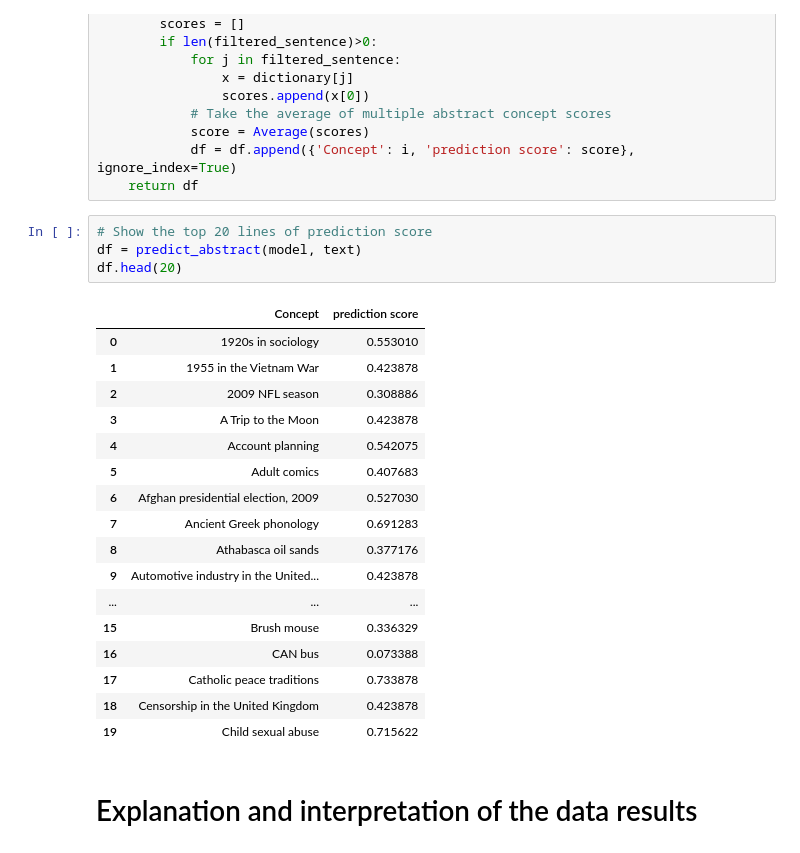
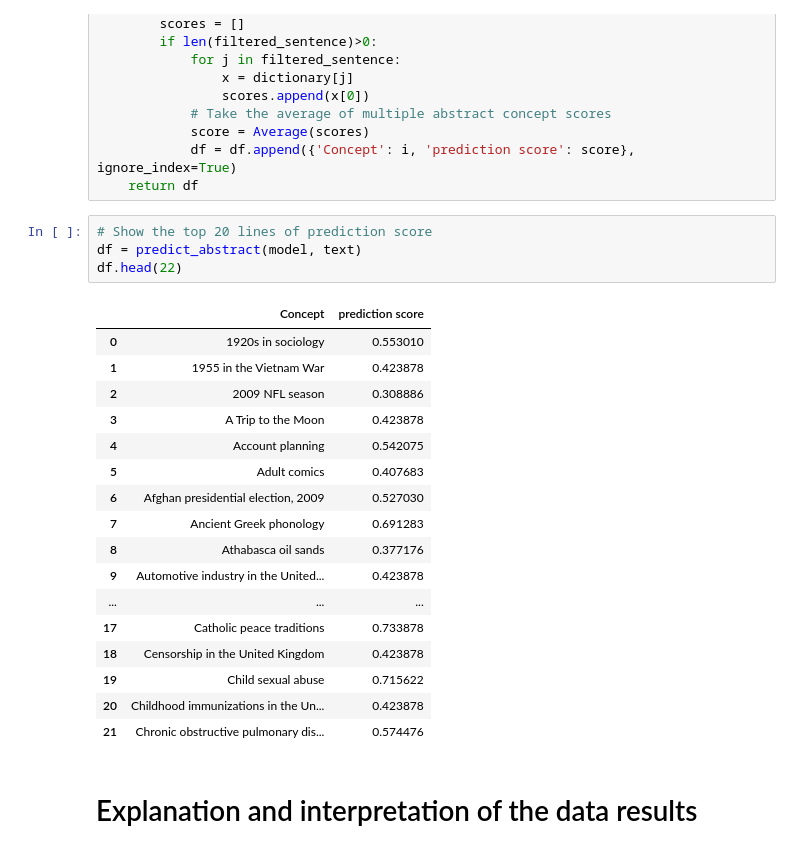
Before and after one commit to xuhdev/notebook-maniac, a Jupyter notebook: abstract_notebook.ipynb, the cells around one changed output. Saved outputs shown, nothing was run; the diff lists cells and outputs as text.

```diff
--- a/abstract_notebook.ipynb
+++ b/abstract_notebook.ipynb
@@ -169,25 +169,25 @@ def predict_abstract(model, text):
 # %%
 # Show the top 20 lines of prediction score
 df = predict_abstract(model, text)
-df.head(20)
+df.head(22)
 # %% [output]
 |  | Concept | prediction score |
 | 0 | 1920s in sociology | 0.553010 |
 | 1 | 1955 in the Vietnam War | 0.423878 |
 | 2 | 2009 NFL season | 0.308886 |
 | 3 | A Trip to the Moon | 0.423878 |
 | 4 | Account planning | 0.542075 |
 | 5 | Adult comics | 0.407683 |
 | 6 | Afghan presidential election, 2009 | 0.527030 |
 | 7 | Ancient Greek phonology | 0.691283 |
 | 8 | Athabasca oil sands | 0.377176 |
 | 9 | Automotive industry in the United... | 0.423878 |
 | ... | ... | ... |
-| 15 | Brush mouse | 0.336329 |
-| 16 | CAN bus | 0.073388 |
 | 17 | Catholic peace traditions | 0.733878 |
 | 18 | Censorship in the United Kingdom | 0.423878 |
 | 19 | Child sexual abuse | 0.715622 |
+| 20 | Childhood immunizations in the Un... | 0.423878 |
+| 21 | Chronic obstructive pulmonary dis... | 0.574476 |
 # %% [markdown]
 # Explanation and interpretation of the data results
 # %% [markdown]
```
Also changed, not shown: parts of 1 cell of this notebook.
